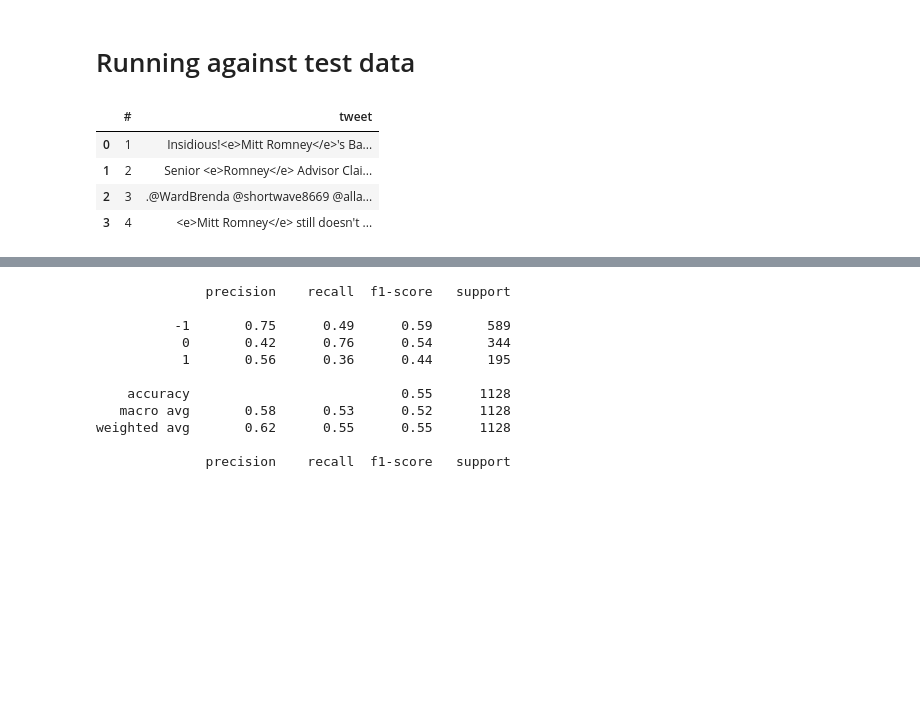
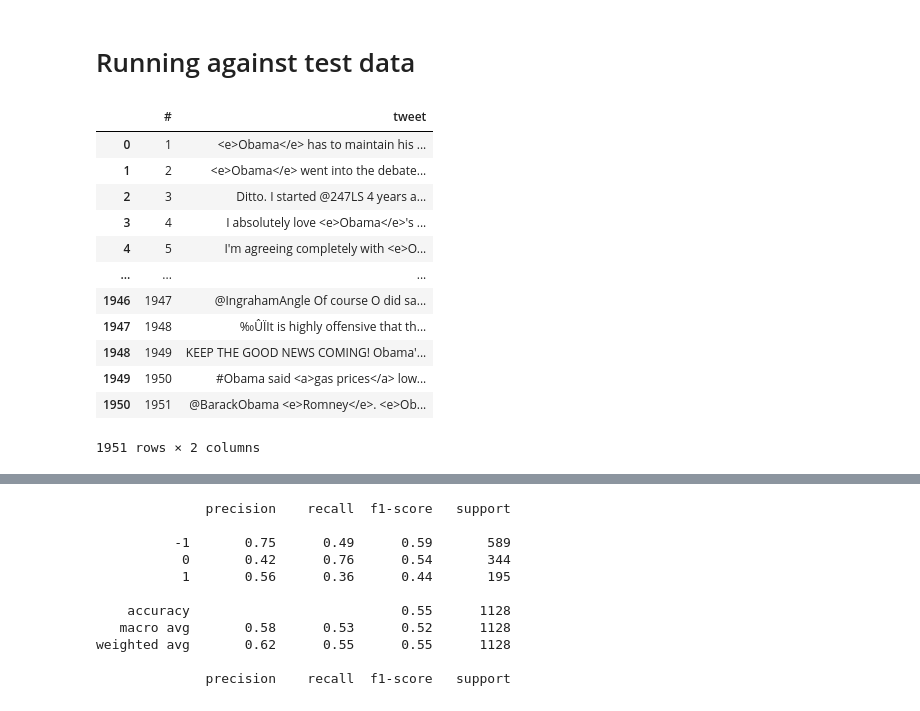
Before and after one commit to im-umang-rc/tweet-sentiment-analysis, a Jupyter notebook: tweetanalysis.ipynb, the cells around one changed output, grey strips where cells are left out. Saved outputs shown, nothing was run; the diff lists cells and outputs as text; code cells hidden in the pictures; blank space fills up the shorter version.

Commit message:
Updating file for final test data

```diff
--- a/tweetanalysis.ipynb
+++ b/tweetanalysis.ipynb
@@ -527,20 +527,25 @@ joblib.dump(romney_pipeline, "roberta_romney_pipeline.pkl")
 # %% [markdown]
 # Running against test data
 # %%
-sheet_names = ["Obama", "Romney"]
 test_df = {}
-for sheet in sheet_names:
-    # rename columns, drop useless columns, format data, remove duplicates
-    sh = pd.read_excel('./sample-testdata.xlsx', sheet_name=sheet, header=None, names=['#', 'tweet'])
-    test_df[sheet] = sh
+test_df["Obama"] = pd.read_excel("./final-testData-no-label-Obama-tweets.xlsx", header=None, names=['#', 'tweet'])
+test_df["Romney"] = pd.read_excel("./final-testData-no-label-Romney-tweets.xlsx", header=None, names=['#', 'tweet'])
 # %%
-test_df['Romney']
+test_df['Obama']
 # %% [output]
 |  | # | tweet |
-| 0 | 1 | Insidious!<e>Mitt Romney</e>'s Ba... |
-| 1 | 2 | Senior <e>Romney</e> Advisor Clai... |
-| 2 | 3 | .@WardBrenda @shortwave8669 @alla... |
-| 3 | 4 | <e>Mitt Romney</e> still doesn't ... |
+| 0 | 1 | <e>Obama</e> has to maintain his ... |
+| 1 | 2 | <e>Obama</e> went into the debate... |
+| 2 | 3 | Ditto. I started @247LS 4 years a... |
+| 3 | 4 | I absolutely love <e>Obama</e>'s ... |
+| 4 | 5 | I'm agreeing completely with <e>O... |
+| ... | ... | ... |
+| 1946 | 1947 | @IngrahamAngle Of course O did sa... |
+| 1947 | 1948 | ‰ÛÏIt is highly offensive that th... |
+| 1948 | 1949 | KEEP THE GOOD NEWS COMING! Obama'... |
+| 1949 | 1950 | #Obama said <a>gas prices</a> low... |
+| 1950 | 1951 | @BarackObama <e>Romney</e>. <e>Ob... |
+1951 rows × 2 columns
 # %%
 roberta_obama_pipeline = joblib.load('roberta_obama_pipeline.pkl')
 roberta_romney_pipeline = joblib.load('roberta_romney_pipeline.pkl')
```
Also changed, not shown: parts of 5 cells of this notebook.
